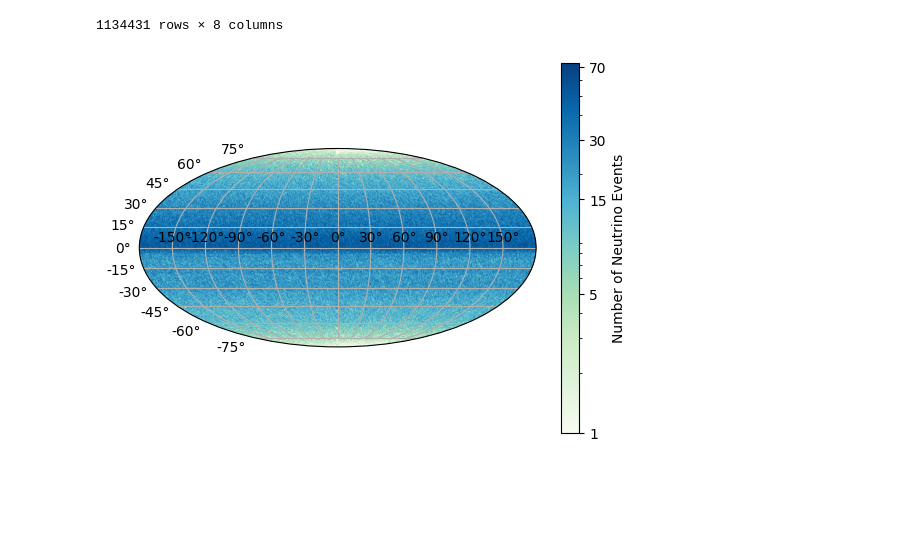
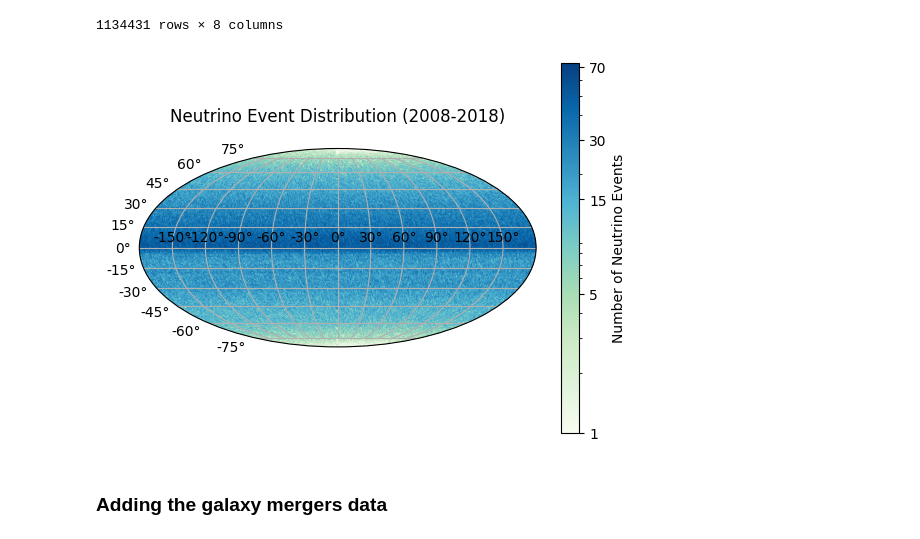
Before and after one commit to Booritth-Balaji/Neutrino-Research-Thesis, a Jupyter notebook: neutrino-distr-plot.ipynb, the cells around one changed output. Drawn from its saved outputs; the diff is of its cells as text; code cells hidden in the pictures; blank space fills up the shorter version.

```diff
--- a/neutrino-distr-plot.ipynb
+++ b/neutrino-distr-plot.ipynb
@@ -82,13 +90,16 @@ plot_Dec = np.array(plot_Dec)
 # %%
 # Plotting a skymap
 
 plt.figure()
 plt.subplot(projection='mollweide')
 plt.scatter(np.radians(plot_RA), np.radians(plot_Dec), c=grid.flatten(), cmap='GnBu', s=1, norm='log')
 plt.grid(True)
+plt.title('Neutrino Event Distribution (2008-2018)', pad=20)
 
 plt.colorbar(label='Number of Neutrino Events').set_ticks([1, 5, 15, 30, 70], labels=['1', '5', '15', '30', '70'])
 
 plt.show()
 # %% [output]
-[figure, old version]
+[figure, new version]
+# %% [markdown]
+### Adding the galaxy mergers data
```
Also changed, not shown: parts of 7 cells of this notebook, 8 other files.
